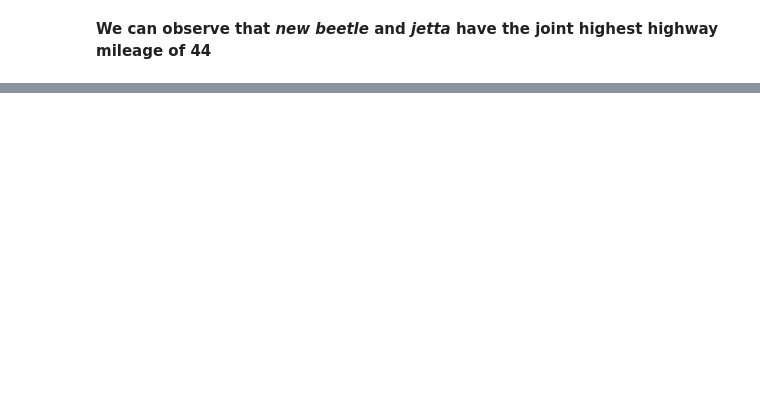
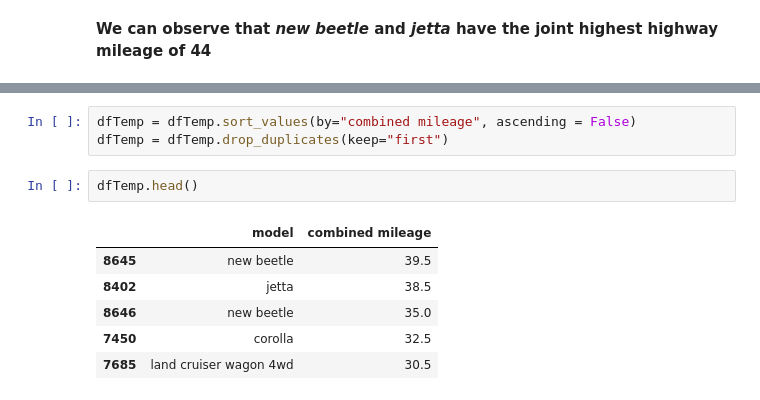
Before and after one commit to anish2197/data-analystics, a Jupyter notebook: Day 2.ipynb, the cells around one changed output, grey strips where cells are left out. Cells and saved outputs as stored; diff of their text form; blank space fills up the shorter version.

```diff
--- a/Day 2.ipynb
+++ b/Day 2.ipynb
@@ -134,0 +146,12 @@ plt.bar(dfTemp["manufacturer"], dfTemp["highway max"])
+# %%
+dfTemp = dfTemp.sort_values(by="combined mileage", ascending = False)
+dfTemp = dfTemp.drop_duplicates(keep="first")
+# %%
+dfTemp.head()
+# %% [output]
+|  | model | combined mileage |
+| 8645 | new beetle | 39.5 |
+| 8402 | jetta | 38.5 |
+| 8646 | new beetle | 35.0 |
+| 7450 | corolla | 32.5 |
+| 7685 | land cruiser wagon 4wd | 30.5 |
```
Also changed, not shown: parts of 9 cells of this notebook.
